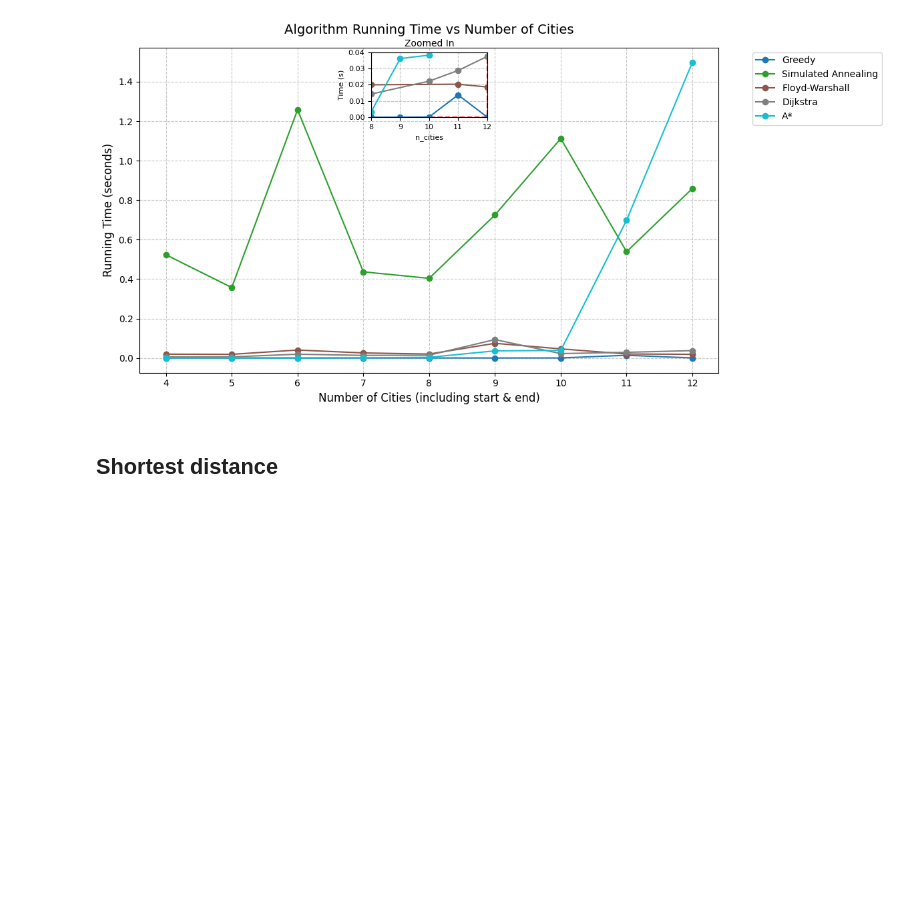
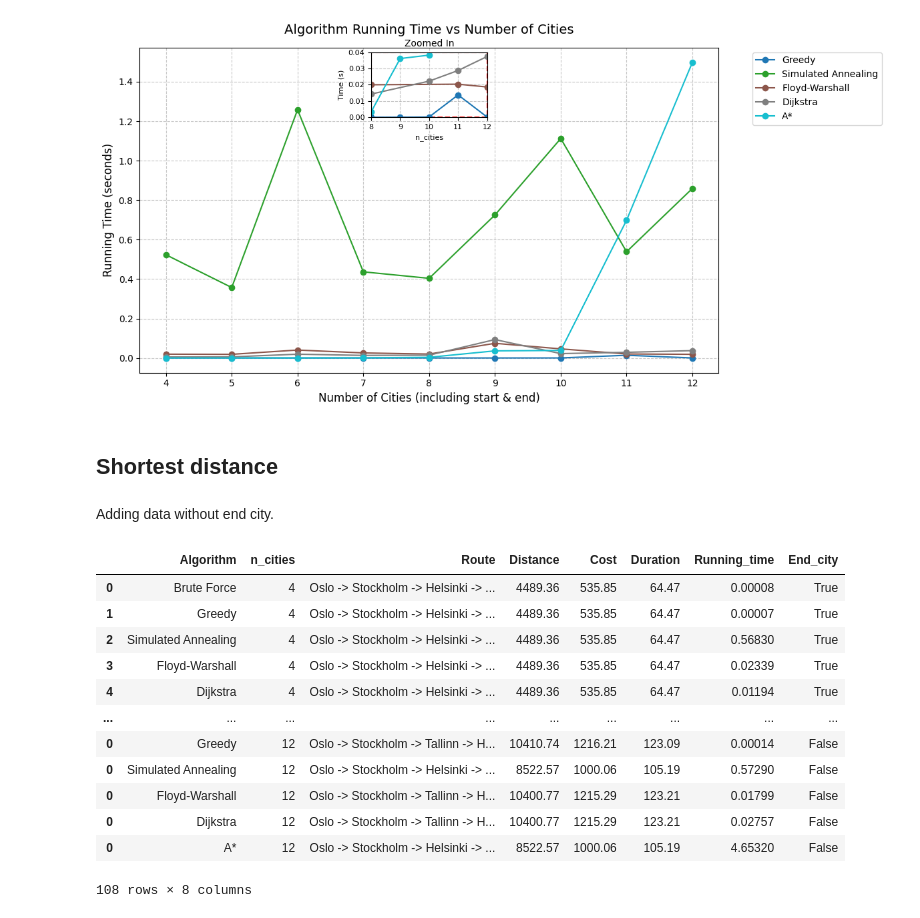
Before and after one commit to eistre/algorithmics2024, a Jupyter notebook: experiments.ipynb, the cells around one changed output. Cells and saved outputs as stored; diff of their text form; code cells hidden in the pictures; blank space fills up the shorter version.

```diff
--- a/experiments.ipynb
+++ b/experiments.ipynb
@@ -488,3 +473,66 @@ plot.show()
 [figure]
 # %% [markdown]
 ## Shortest distance
+# %% [markdown]
+Adding data without end city.
+# %%
+df2 = df.copy()
+start_city = 'Oslo'
+destinations = ['Stockholm', 'Helsinki', 'Barcelona', 'Berlin', 'Vilnius',
+               'Tallinn', 'Copenhagen', 'Frankfurt', 'Warsaw', 'Rome', 'London','Sofia']
+
+# Test different algorithms
+algorithms = {
+    'Brute Force': planner.optimize_route_brute_force,
+    'Greedy': planner.optimize_route_greedy,
+    'Simulated Annealing': planner.optimize_route_simulated_annealing,
+    'Floyd-Warshall': planner.optimize_route_floyd_warshall,
+    'Dijkstra': planner.optimize_route_dijkstra,
+    'A*': planner.optimize_route_a_star
+}
+
+# Load coordinates
+city_coordinates = {}
+with open("sample_data/cities_coordinates.txt", "r") as file:
+    for line in file:
+        city, lat, lon = line.strip().split(",")
+        city_coordinates[city] = (float(lat), float(lon))
+
+for n in n_cities:
+    dest = destinations[0:n]
+    for name, algorithm in algorithms.items():
+        start_time = time.time()
+        optimized_route, distance, duration, cost = algorithm(
+            start=start_city,
+            destinations=dest,
+            criteria_weights=criteria_weights
+        )
+        end_time = time.time()
+        elapsed_time = end_time-start_time
+        new_row = pd.DataFrame([{
+            "Algorithm": name,
+            "n_cities": int(n+2),
+            "Route": " -> ".join(optimized_route),
+            "Distance": round(distance,2),
+            "Cost": round(cost,2),
+            "Duration": round(duration,2),
+            "Running_time": round(elapsed_time,5),
+            "End_city": False
+        }])
+        df2 = pd.concat([df2, new_row], ignore_index=False)
+
+df2
+# %% [output]
+|  | Algorithm | n_cities | Route | Distance | Cost | Duration | Running_time | End_city |
+| 0 | Brute Force | 4 | Oslo -> Stockholm -> Helsinki -> ... | 4489.36 | 535.85 | 64.47 | 0.00008 | True |
+| 1 | Greedy | 4 | Oslo -> Stockholm -> Helsinki -> ... | 4489.36 | 535.85 | 64.47 | 0.00007 | True |
+| 2 | Simulated Annealing | 4 | Oslo -> Stockholm -> Helsinki -> ... | 4489.36 | 535.85 | 64.47 | 0.56830 | True |
+| 3 | Floyd-Warshall | 4 | Oslo -> Stockholm -> Helsinki -> ... | 4489.36 | 535.85 | 64.47 | 0.02339 | True |
+| 4 | Dijkstra | 4 | Oslo -> Stockholm -> Helsinki -> ... | 4489.36 | 535.85 | 64.47 | 0.01194 | True |
+| ... | ... | ... | ... | ... | ... | ... | ... | ... |
+| 0 | Greedy | 12 | Oslo -> Stockholm -> Tallinn -> H... | 10410.74 | 1216.21 | 123.09 | 0.00014 | False |
+| 0 | Simulated Annealing | 12 | Oslo -> Stockholm -> Helsinki -> ... | 8522.57 | 1000.06 | 105.19 | 0.57290 | False |
+| 0 | Floyd-Warshall | 12 | Oslo -> Stockholm -> Tallinn -> H... | 10400.77 | 1215.29 | 123.21 | 0.01799 | False |
+| 0 | Dijkstra | 12 | Oslo -> Stockholm -> Tallinn -> H... | 10400.77 | 1215.29 | 123.21 | 0.02757 | False |
+| 0 | A* | 12 | Oslo -> Stockholm -> Helsinki -> ... | 8522.57 | 1000.06 | 105.19 | 4.65320 | False |
+108 rows × 8 columns
```
Also changed, not shown: parts of 3 cells of this notebook, 1 other file.
